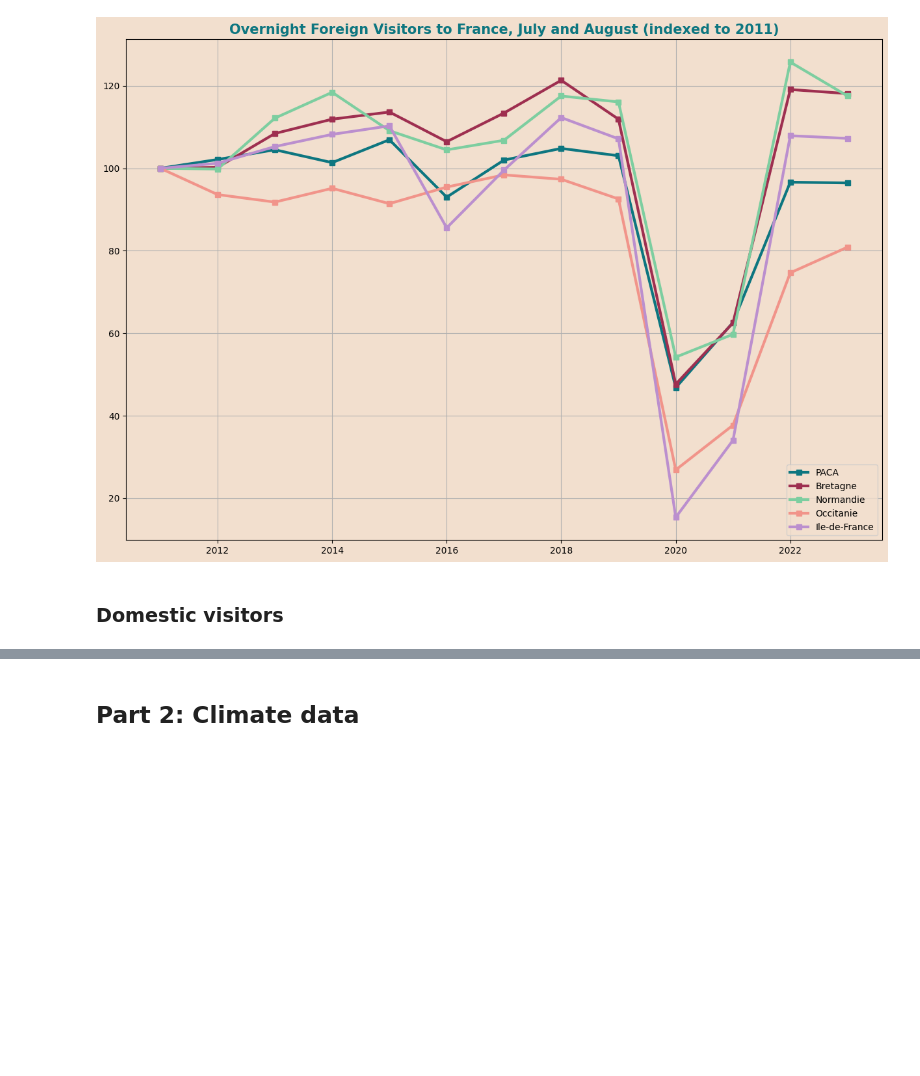
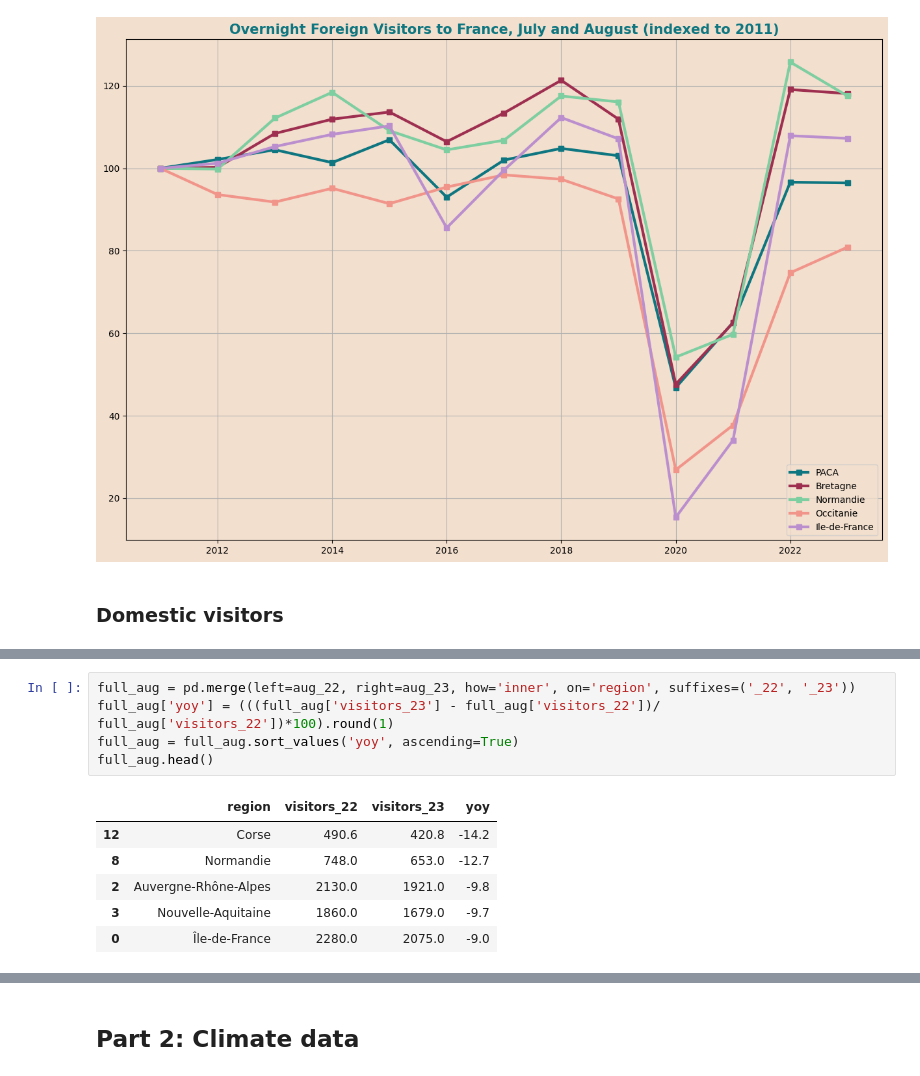
Before and after one commit to hbburke/France-Tourism, a Jupyter notebook: tourism.ipynb, the cells around one changed output, grey strips where cells are left out. Cells and saved outputs as stored; diff of their text form; blank space fills up the shorter version.

```diff
--- a/tourism.ipynb
+++ b/tourism.ipynb
@@ -522,0 +550,12 @@ ax.patch.set_facecolor('#F2DFCE')
+# %%
+full_aug = pd.merge(left=aug_22, right=aug_23, how='inner', on='region', suffixes=('_22', '_23'))
+full_aug['yoy'] = (((full_aug['visitors_23'] - full_aug['visitors_22'])/ full_aug['visitors_22'])*100).round(1)
+full_aug = full_aug.sort_values('yoy', ascending=True)
+full_aug.head()
+# %% [output]
+|  | region | visitors_22 | visitors_23 | yoy |
+| 12 | Corse | 490.6 | 420.8 | -14.2 |
+| 8 | Normandie | 748.0 | 653.0 | -12.7 |
+| 2 | Auvergne-Rhône-Alpes | 2130.0 | 1921.0 | -9.8 |
+| 3 | Nouvelle-Aquitaine | 1860.0 | 1679.0 | -9.7 |
+| 0 | Île-de-France | 2280.0 | 2075.0 | -9.0 |
```
Also changed, not shown: parts of 21 cells of this notebook.
